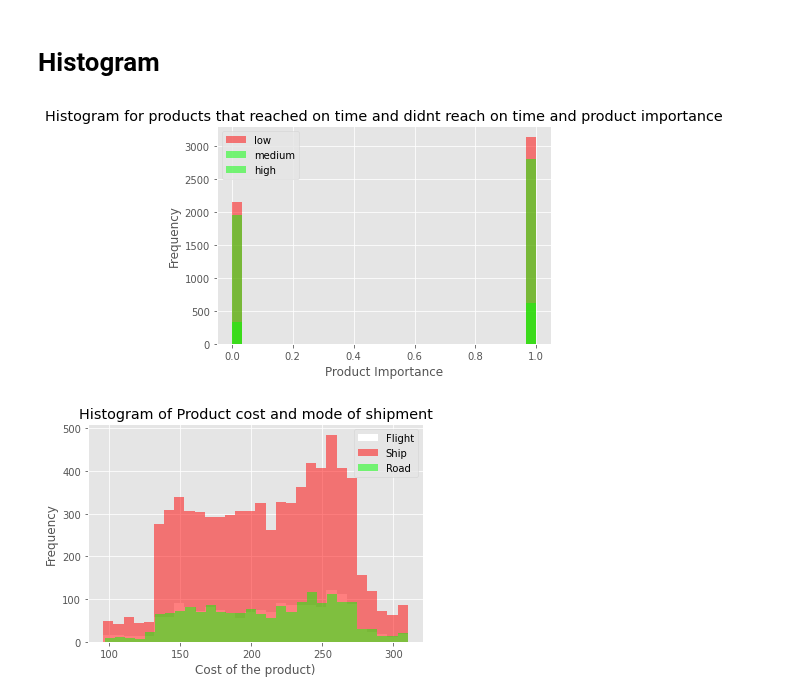
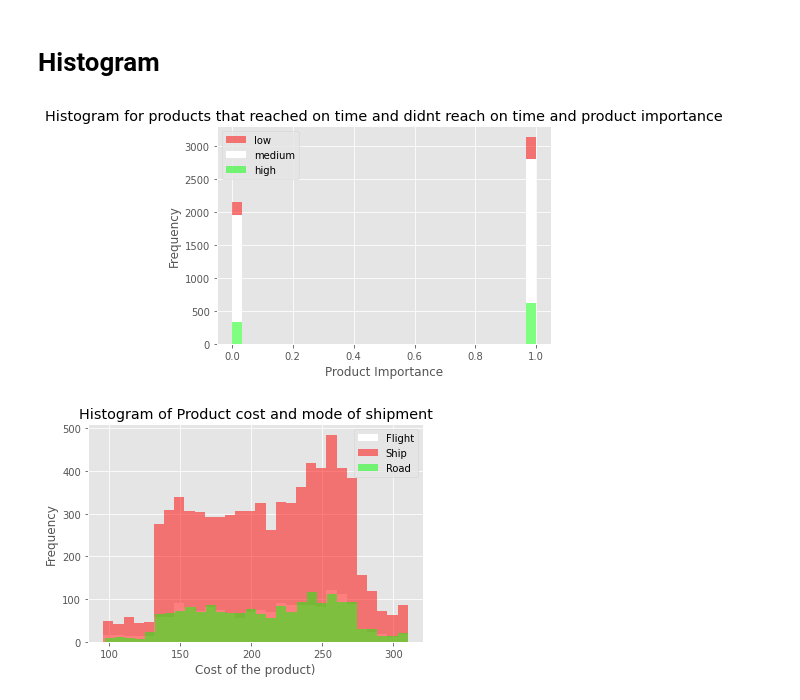
Before and after one commit to Riab22209/CE880-Case-Study-repository, a Jupyter notebook: EDA.ipynb, the cells around one changed output. Drawn from its saved outputs; the diff is of its cells as text; code cells hidden in the pictures.

```diff
--- a/EDA.ipynb
+++ b/EDA.ipynb
@@ -53,15 +57,15 @@ data
 # Histogram
 # %%
 m = plt.hist(data[data["Product_importance"] == "low"].ROT_Y,bins=30,fc = (1,0,0,0.5),label = "low")
-b = plt.hist(data[data["Product_importance"] == "medium"].ROT_Y,bins=30,fc = (0,1,0,0.5),label = "medium")
+b = plt.hist(data[data["Product_importance"] == "medium"].ROT_Y,bins=30,fc = 'white',label = "medium")
 b = plt.hist(data[data["Product_importance"] == "high"].ROT_Y,bins=30,fc = (0,1,0,0.5),label = "high")
 plt.legend()
 plt.xlabel("Product Importance")
 plt.ylabel("Frequency")
 plt.title("Histogram for products that reached on time and didnt reach on time and product importance")
 plt.show()
 # %% [output]
-[figure, old version]
+[figure, new version]
 # %%
 m = plt.hist(data[data["Mode_of_Shipment"] == "Flight"].Cost_of_the_Product,bins=30,fc = (1,1,1,1),label = "Flight")
 b = plt.hist(data[data["Mode_of_Shipment"] == "Ship"].Cost_of_the_Product,bins=30,fc = (1,0,0,0.5),label = "Ship")
```
Also changed, not shown: parts of 23 cells of this notebook.
